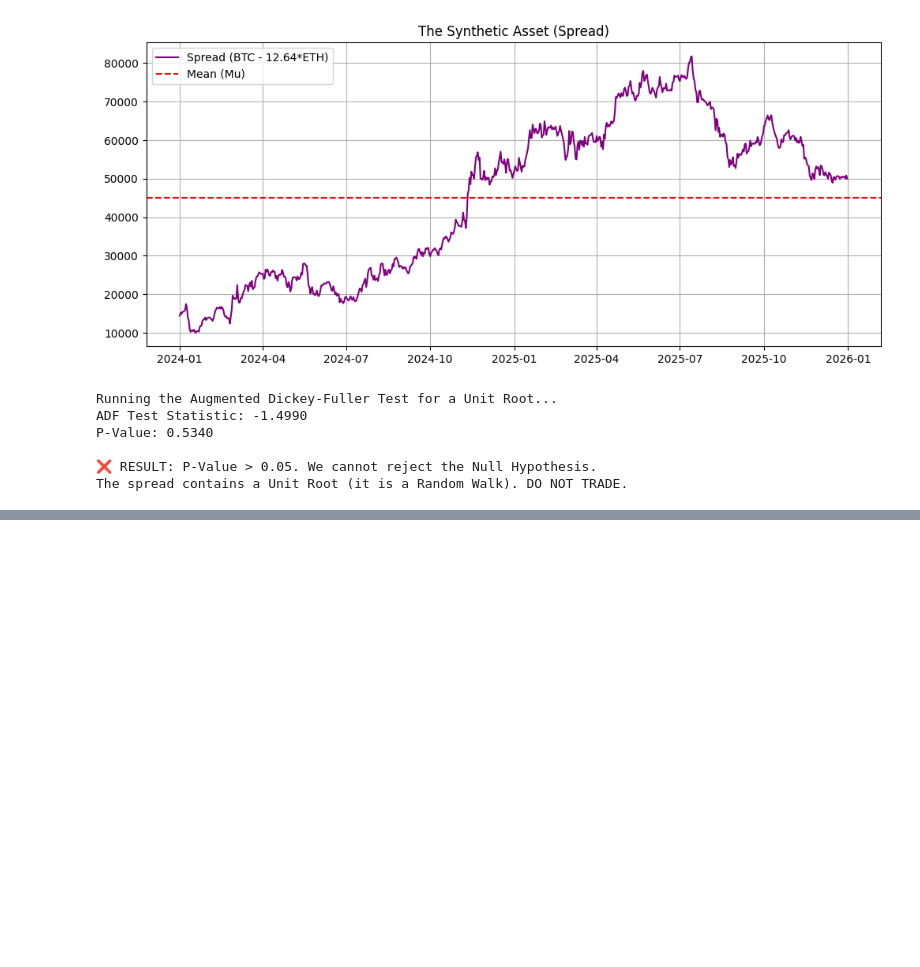
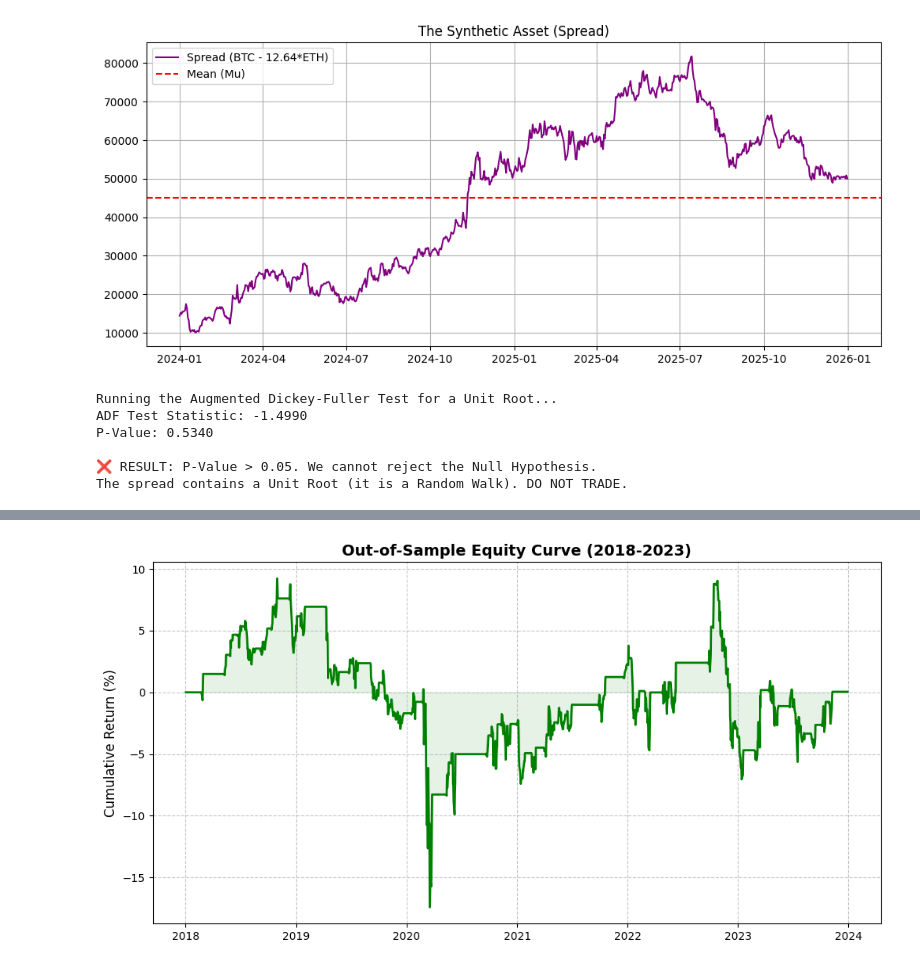
Before and after one commit to pp8002/statistical-arbitrage-bot, a Jupyter notebook: 01_cointegration_research.ipynb, the cells around one changed output, grey strips where cells are left out. Cells and saved outputs as stored; diff of their text form; code cells hidden in the pictures; blank space fills up the shorter version.

```diff
--- a/01_cointegration_research.ipynb
+++ b/01_cointegration_research.ipynb
@@ -85,0 +198,81 @@ The spread contains a Unit Root (it is a Random Walk). DO NOT TRADE.
+# %%
+import numpy as np
+import pandas as pd
+import yfinance as yf
+import matplotlib.pyplot as plt
+
+# 1. Fetching the Out-of-Sample Data (The "Unseen" Past)
+print("Downloading 2018-2023 Out-of-Sample data...")
+tickers = ['JPM', 'BAC']
+data = yf.download(tickers, start='2018-01-01', end='2023-12-31', progress=False)['Close'].dropna()
+
+log_data = np.log(data)
+
+# 2. Lock in our optimized "Secret Sauce" parameters
+BETA = 0.5716        # The relationship ratio we proved in Phase 1
+WINDOW = 30          # Our optimized memory
+Z_THRESHOLD = 2.0    # Our optimized trigger
+
+# Calculate the spread using the locked Beta
+spread = log_data['JPM'] - (BETA * log_data['BAC'])
+
+# 3. The Math Engine
+rolling_mean = spread.rolling(window=WINDOW).mean()
+rolling_std = spread.rolling(window=WINDOW).std()
+z_score = (spread - rolling_mean) / rolling_std
+
+# 4. The Execution Simulation
+strat = pd.DataFrame(index=z_score.index)
+strat['z_score'] = z_score
+
+strat['long_entry'] = strat['z_score'] < -Z_THRESHOLD
+strat['short_entry'] = strat['z_score'] > Z_THRESHOLD
+strat['exit_signal'] = abs(strat['z_score']) < 0.5
+
+strat['target_position'] = np.nan
+strat.loc[strat['long_entry'], 'target_position'] = 1
+strat.loc[strat['short_entry'], 'target_position'] = -1
+strat.loc[strat['exit_signal'], 'target_position'] = 0
+strat['position'] = strat['target_position'].ffill().fillna(0)
+
+# Calculate Returns
+strat['spread_return'] = spread.diff()
+strat['strategy_log_return'] = strat['position'].shift(1) * strat['spread_return']
+
+# Deduct Fees
+transaction_cost_pct = 0.0010
+strat['turnover'] = strat['position'].diff().abs().fillna(0)
+strat['net_return'] = strat['strategy_log_return'] - (strat['turnover'] * transaction_cost_pct)
+
+# 5. The Truth (Metrics Calculation)
+strat['is_trade'] = (strat['position'] != 0).astype(int)
+strat['trade_id'] = (strat['is_trade'].diff() == 1).cumsum() * strat['is_trade']
+trades = strat[strat['trade_id'] > 0].groupby('trade_id')['net_return'].sum()
+
+total_trades = len(trades)
+winning_trades = len(trades[trades > 0])
+win_rate = (winning_trades / total_trades * 100) if total_trades > 0 else 0
+
+daily_mean_return = strat['net_return'].mean()
+daily_volatility = strat['net_return'].std()
+annualized_sharpe = (daily_mean_return / daily_volatility) * np.sqrt(252) if daily_volatility > 0 else 0
+
+strat['cumulative_return'] = np.exp(strat['net_return'].cumsum().fillna(0)) - 1
+total_net_profit = 10000 * strat['cumulative_return'].iloc[-1]
+
+# 6. The Final Report
+print("\n--- OUT-OF-SAMPLE TEST RESULTS (2018 - 2023) ---")
+print(f"Total Trades: {total_trades}")
+print(f"Win Rate: {win_rate:.2f}%")
+print(f"Net Profit (on $10k): ${total_net_profit:.2f}")
+print(f"Sharpe Ratio: {annualized_sharpe:.2f}\n")
+
+# Plotting the Equity Curve
+plt.figure(figsize=(12, 6))
+plt.plot(strat.index, strat['cumulative_return'] * 100, color='green', linewidth=2)
+plt.title("Out-of-Sample Equity Curve (2018-2023)", fontsize=14, fontweight='bold')
+plt.ylabel("Cumulative Return (%)", fontsize=12)
+plt.grid(True, linestyle='--', alpha=0.7)
+plt.fill_between(strat.index, strat['cumulative_return'] * 100, 0, color='green', alpha=0.1)
+plt.show()
+# %% [output]
@@ -85,0 +286 @@ The spread contains a Unit Root (it is a Random Walk). DO NOT TRADE.
+[figure, added]
```
Also changed, not shown: parts of 2 cells of this notebook, 1 other file.
